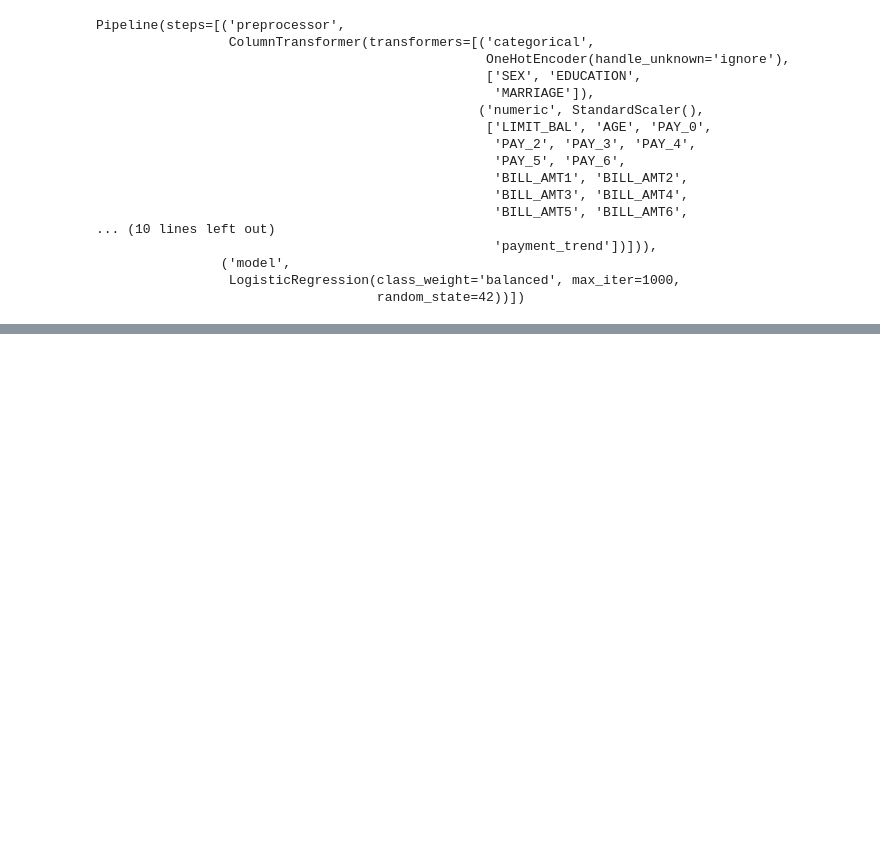
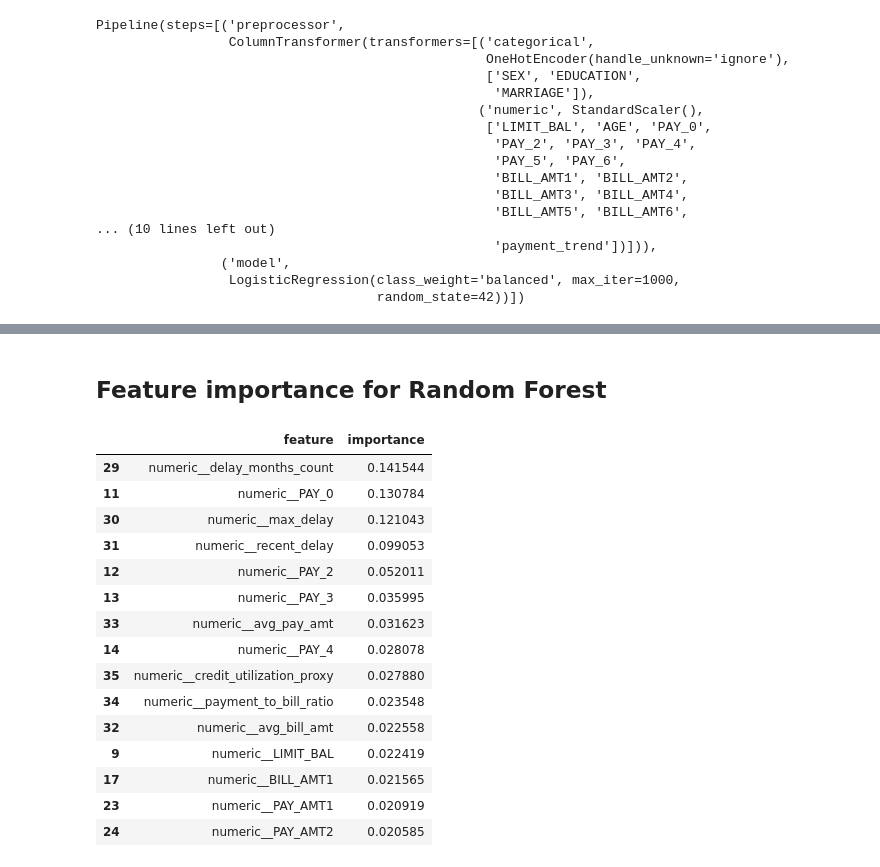
Before and after one commit to ehneh03/credit-card-default-risk, a Jupyter notebook: notebooks/01_credit_default_risk_walkthrough.ipynb, the cells around one changed output, grey strips where cells are left out. Cells and saved outputs as stored; diff of their text form; code cells hidden in the pictures; blank space fills up the shorter version.

```diff
--- a/notebooks/01_credit_default_risk_walkthrough.ipynb
+++ b/notebooks/01_credit_default_risk_walkthrough.ipynb
@@ -593,0 +745,32 @@ weighted avg       0.78      0.75      0.76      5993
+# %% [markdown]
+## Feature importance for Random Forest
+# %%
+rf_preprocessor = rf_model.named_steps["preprocessor"]
+rf_classifier = rf_model.named_steps["model"]
+
+feature_names = rf_preprocessor.get_feature_names_out()
+importances = rf_classifier.feature_importances_
+
+feature_importance = pd.DataFrame({
+    "feature": feature_names,
+    "importance": importances,
+}).sort_values("importance", ascending=False)
+
+feature_importance.head(15)
+# %% [output]
+|  | feature | importance |
+| 29 | numeric__delay_months_count | 0.141544 |
+| 11 | numeric__PAY_0 | 0.130784 |
+| 30 | numeric__max_delay | 0.121043 |
+| 31 | numeric__recent_delay | 0.099053 |
+| 12 | numeric__PAY_2 | 0.052011 |
+| 13 | numeric__PAY_3 | 0.035995 |
+| 33 | numeric__avg_pay_amt | 0.031623 |
+| 14 | numeric__PAY_4 | 0.028078 |
+| 35 | numeric__credit_utilization_proxy | 0.027880 |
+| 34 | numeric__payment_to_bill_ratio | 0.023548 |
+| 32 | numeric__avg_bill_amt | 0.022558 |
+| 9 | numeric__LIMIT_BAL | 0.022419 |
+| 17 | numeric__BILL_AMT1 | 0.021565 |
+| 23 | numeric__PAY_AMT1 | 0.020919 |
+| 24 | numeric__PAY_AMT2 | 0.020585 |
```
Also changed, not shown: parts of 23 cells of this notebook, 1 other file.
